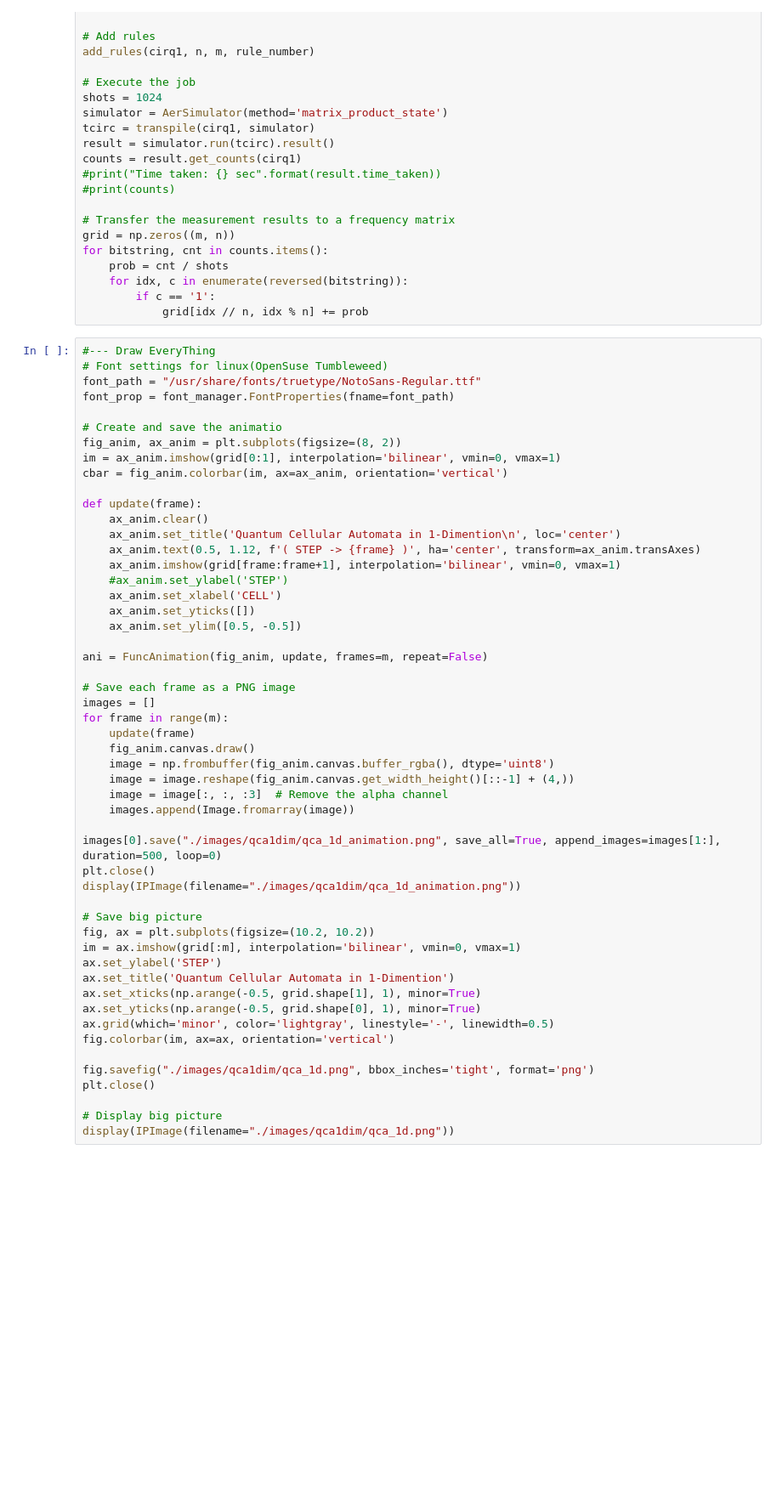
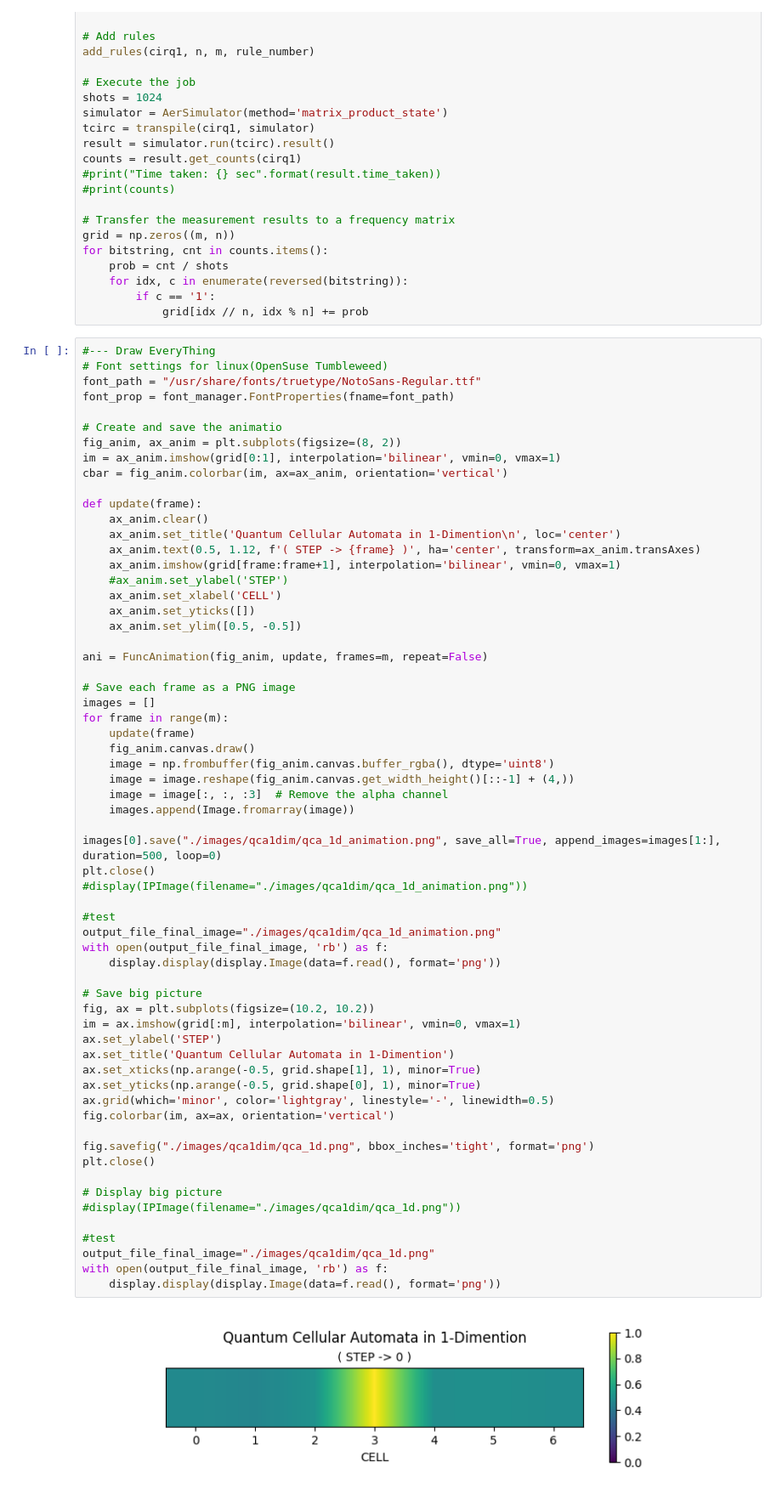
Before and after one commit to wg-quantum/2024-b-06, a Jupyter notebook: QCA/QCA_in_1dim_sim_MPS.ipynb, the cells around one changed output. Shown at 85% size. Saved outputs shown, nothing was run; the diff lists cells and outputs as text; blank space fills up the shorter version.

Commit message:
test QCA 1dim

```diff
--- a/QCA/QCA_in_1dim_sim_MPS.ipynb
+++ b/QCA/QCA_in_1dim_sim_MPS.ipynb
@@ -146,32 +147,44 @@ def update(frame):
 
 ani = FuncAnimation(fig_anim, update, frames=m, repeat=False)
 
 # Save each frame as a PNG image
 images = []
 for frame in range(m):
     update(frame)
     fig_anim.canvas.draw()
     image = np.frombuffer(fig_anim.canvas.buffer_rgba(), dtype='uint8')
     image = image.reshape(fig_anim.canvas.get_width_height()[::-1] + (4,))
     image = image[:, :, :3]  # Remove the alpha channel
     images.append(Image.fromarray(image))
 
 images[0].save("./images/qca1dim/qca_1d_animation.png", save_all=True, append_images=images[1:], duration=500, loop=0)
 plt.close()
-display(IPImage(filename="./images/qca1dim/qca_1d_animation.png"))
+#display(IPImage(filename="./images/qca1dim/qca_1d_animation.png"))
+
+#test
+output_file_final_image="./images/qca1dim/qca_1d_animation.png"
+with open(output_file_final_image, 'rb') as f:
+    display.display(display.Image(data=f.read(), format='png'))
 
 # Save big picture
 fig, ax = plt.subplots(figsize=(10.2, 10.2))
 im = ax.imshow(grid[:m], interpolation='bilinear', vmin=0, vmax=1)
 ax.set_ylabel('STEP')
 ax.set_title('Quantum Cellular Automata in 1-Dimention')
 ax.set_xticks(np.arange(-0.5, grid.shape[1], 1), minor=True)
 ax.set_yticks(np.arange(-0.5, grid.shape[0], 1), minor=True)
 ax.grid(which='minor', color='lightgray', linestyle='-', linewidth=0.5)
 fig.colorbar(im, ax=ax, orientation='vertical')
 
 fig.savefig("./images/qca1dim/qca_1d.png", bbox_inches='tight', format='png')
 plt.close()
 
 # Display big picture
-display(IPImage(filename="./images/qca1dim/qca_1d.png"))
+#display(IPImage(filename="./images/qca1dim/qca_1d.png"))
+
+#test
+output_file_final_image="./images/qca1dim/qca_1d.png"
+with open(output_file_final_image, 'rb') as f:
+    display.display(display.Image(data=f.read(), format='png'))
+# %% [output]
+[figure, added]
```
Also changed, not shown: parts of 2 cells of this notebook.
